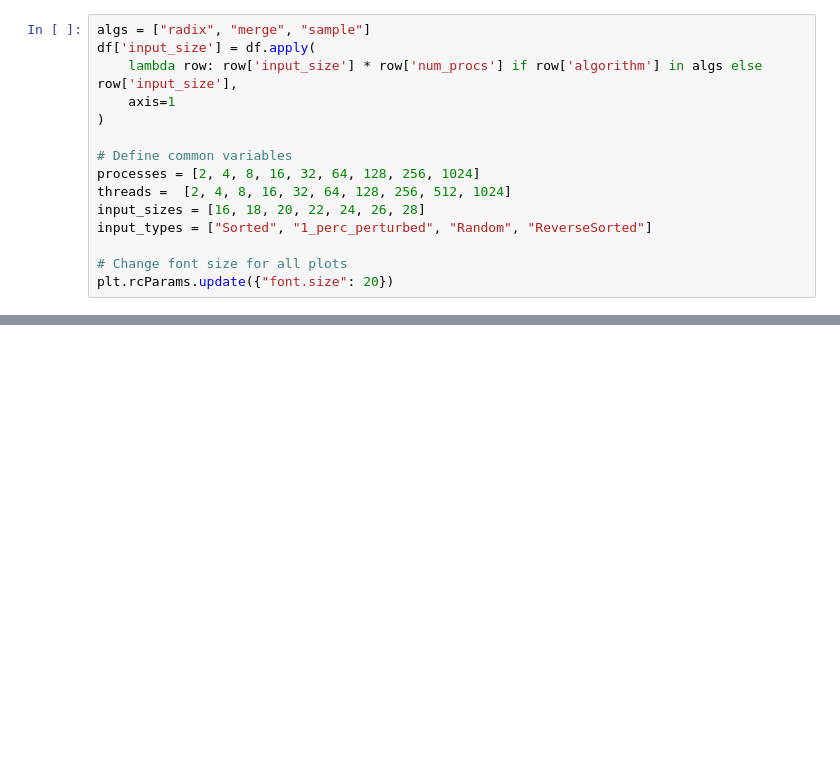
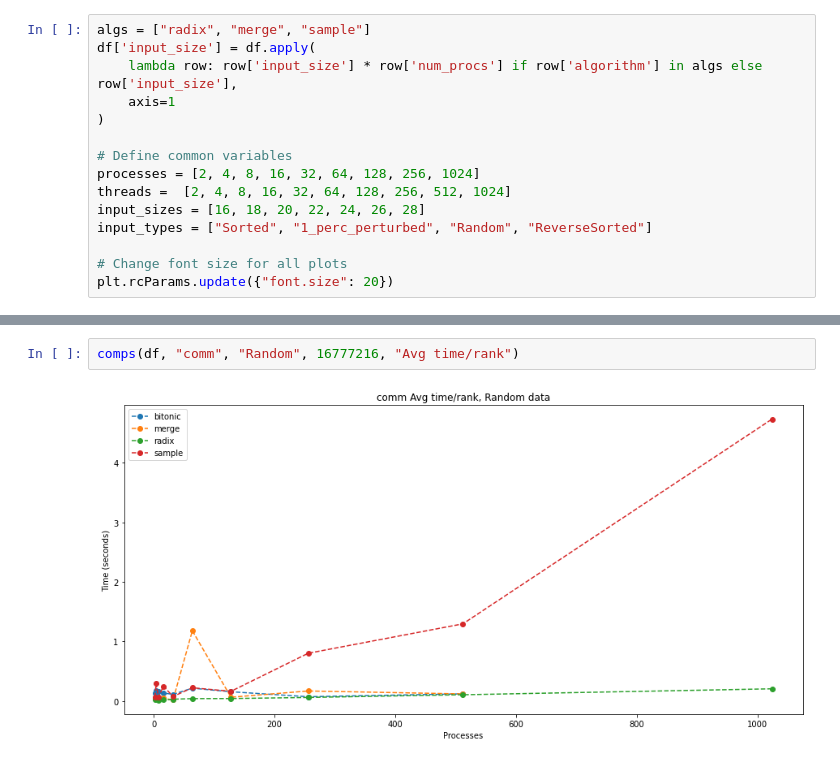
Before and after one commit to anjali-hole/Project_2024-honors-group3, a Jupyter notebook: all_compare.ipynb, the cells around one changed output, grey strips where cells are left out. Saved outputs shown, nothing was run; the diff lists cells and outputs as text; blank space fills up the shorter version.

```diff
--- a/all_compare.ipynb
+++ b/all_compare.ipynb
@@ -158,0 +149,4 @@ temp_pivot.transpose()
+# %%
+comps(df, "comm", "Random", 16777216, "Avg time/rank")
+# %% [output]
+[figure, added]
```
Also changed, not shown: parts of 7 cells of this notebook.
